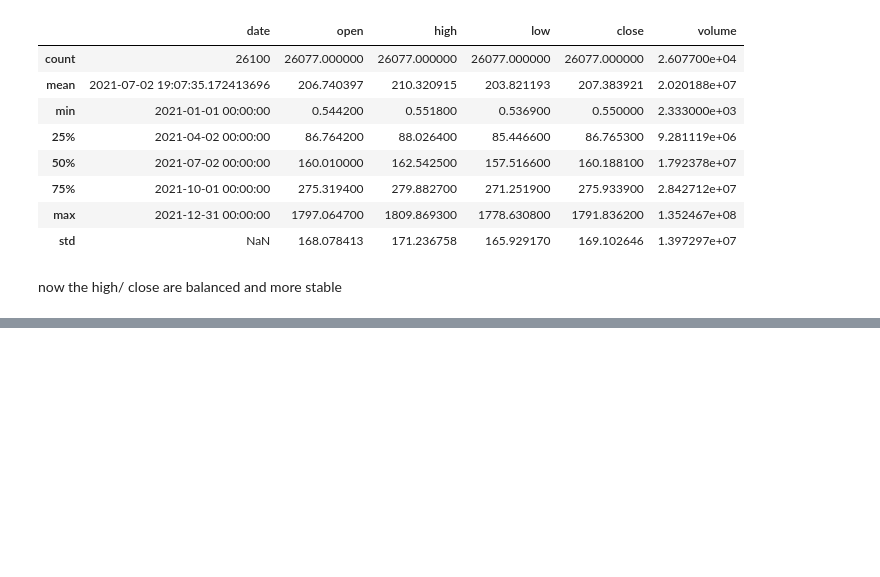
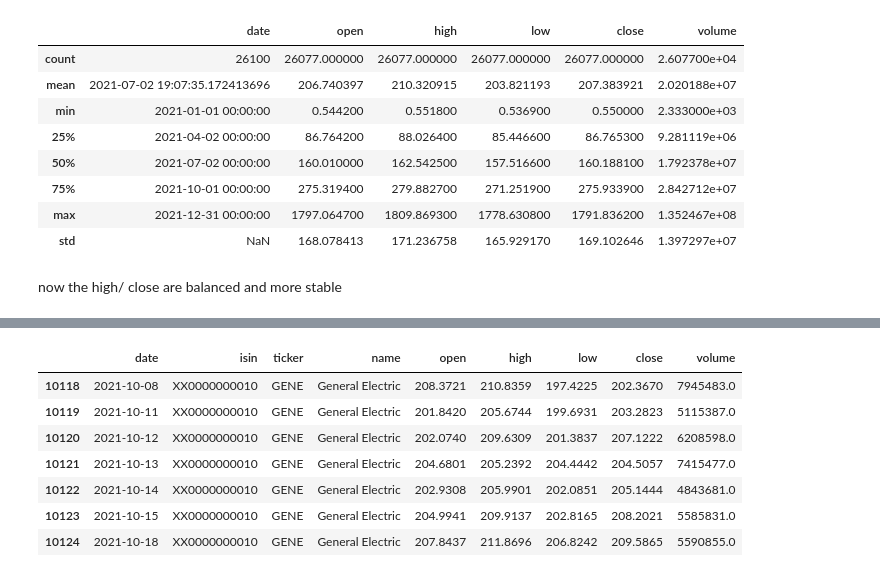
Before and after one commit to thehardikmadaan/Coding_Exercise_Inkubator_100_Plus_GmbH, a Jupyter notebook: hardik_src/solution.ipynb, the cells around one changed output, grey strips where cells are left out. Saved outputs shown, nothing was run; the diff lists cells and outputs as text; code cells hidden in the pictures; blank space fills up the shorter version.

```diff
--- a/hardik_src/solution.ipynb
+++ b/hardik_src/solution.ipynb
@@ -335,0 +430,11 @@ now the high/ close are balanced and more stable
+# %%
+df[df["ticker"] == "GENE"].sort_values("date").query("date >= '2021-10-08' and date <= '2021-10-18'")
+# %% [output]
+|  | date | isin | ticker | name | open | high | low | close | volume |
+| 10118 | 2021-10-08 | XX0000000010 | GENE | General Electric | 208.3721 | 210.8359 | 197.4225 | 202.3670 | 7945483.0 |
+| 10119 | 2021-10-11 | XX0000000010 | GENE | General Electric | 201.8420 | 205.6744 | 199.6931 | 203.2823 | 5115387.0 |
+| 10120 | 2021-10-12 | XX0000000010 | GENE | General Electric | 202.0740 | 209.6309 | 201.3837 | 207.1222 | 6208598.0 |
+| 10121 | 2021-10-13 | XX0000000010 | GENE | General Electric | 204.6801 | 205.2392 | 204.4442 | 204.5057 | 7415477.0 |
+| 10122 | 2021-10-14 | XX0000000010 | GENE | General Electric | 202.9308 | 205.9901 | 202.0851 | 205.1444 | 4843681.0 |
+| 10123 | 2021-10-15 | XX0000000010 | GENE | General Electric | 204.9941 | 209.9137 | 202.8165 | 208.2021 | 5585831.0 |
+| 10124 | 2021-10-18 | XX0000000010 | GENE | General Electric | 207.8437 | 211.8696 | 206.8242 | 209.5865 | 5590855.0 |
```
Also changed, not shown: parts of 10 cells of this notebook.
